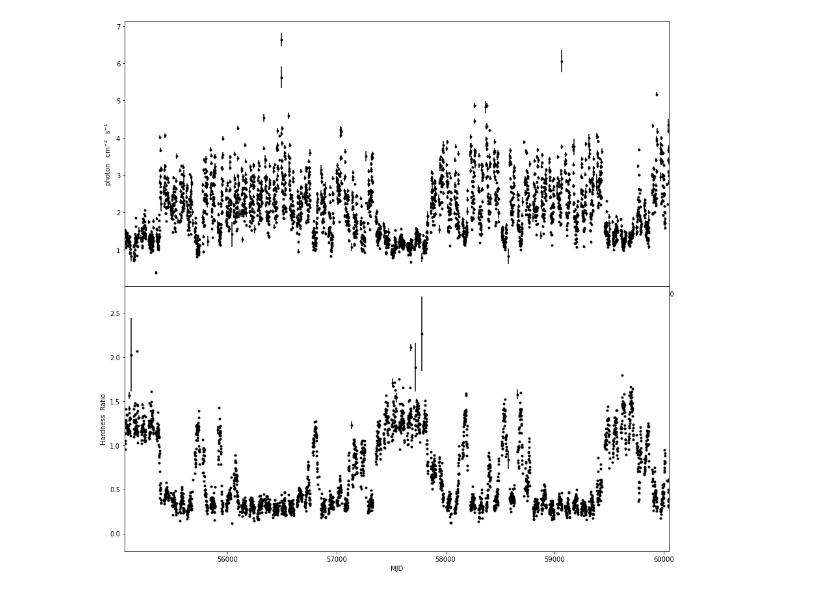
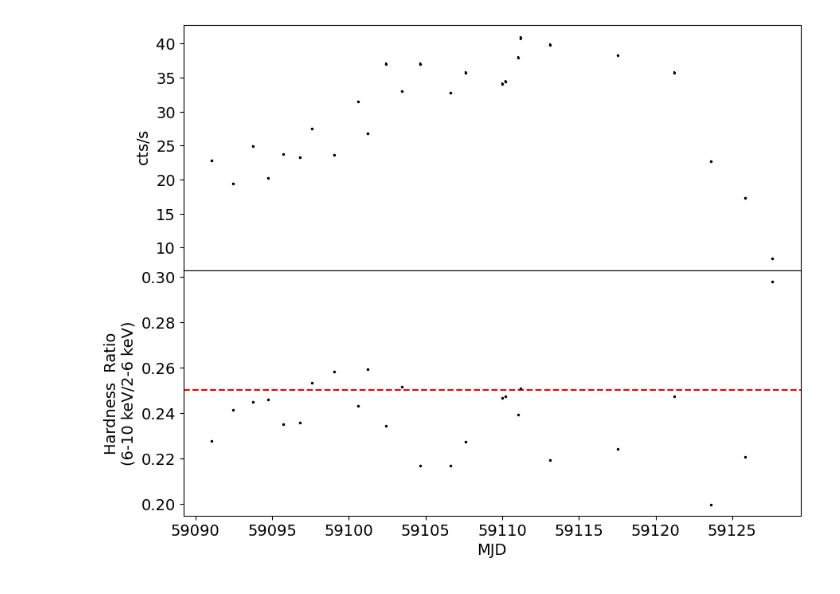
Before and after one commit to uu7uu/spin_study, a Jupyter notebook: HR.ipynb, the cells around one changed output. Cells and saved outputs as stored; diff of their text form; code cells hidden in the pictures.

```diff
--- a/HR.ipynb
+++ b/HR.ipynb
@@ -36,0 +121,16 @@ ehr = e4_20**2/c2_4**2 + e2_4**2*c4_20**2/c2_4**4
+# %%
+mjd = np.array([59091.04296296, 59092.43438657, 59093.75957176, 59094.75350694, 59095.74747685, 59096.80778935, 59097.60306713, \
+        59099.06119213, 59100.58584491, 59101.24880787,59102.44224537, 59103.43688657, \
+        59104.63054398, 59106.61993056, 59107.61452546, 59110.00105324, 59110.22834491, 59111.06148148, \
+        59111.21150463, 59113.11572917, 59117.5546875 , 59121.19841435, 59123.58354167, 59125.83648148, 59127.62585648])
+c2_10 = np.array([22.79, 19.43, 24.95, 20.2, 23.8, 23.25, 27.46, 23.59, 31.51, 26.77, 37.06, 32.98, 37.01, 32.76, 35.76, 34.13, 34.47, 37.96, 40.86, 39.83, 38.33, 35.77, 22.7, 17.34, 8.46])
+c2_6 = np.array([18.49, 15.66, 20, 16.19, 19.23, 18.76, 21.87, 18.71, 25.31, 21.21, 29.98, 26.33, 30.37, 26.88, 29.11, 27.33, 27.57, 30.57, 32.61, 32.59, 31.28, 28.63, 18.88, 14.18, 6.48])
+c6_10 = np.array([4.21, 3.78, 4.9, 3.98, 4.52, 4.42, 5.54, 4.83, 6.15, 5.5, 7.03, 6.62, 6.58, 5.83, 6.62, 6.74, 6.82, 7.31, 8.18, 7.15, 7.01, 7.08, 3.77, 3.13, 1.93])
+e2_10 = np.array([0.17, 0.17, 0.14, 0.12, 0.14, 0.16, 0.14, 0.15, 0.16, 0.17, 0.16, 0.13, 0.2, 0.15, 0.15, 0.2, 0.22, 0.18, 0.28, 0.19, 0.14, 0.16, 0.15, 0.12, 0.13])
+e2_6 = np.array([0.15, 0.14, 0.12, 0.10, 0.12, 0.14, 0.12, 0.13, 0.14, 0.14, 0.14, 0.12, 0.18, 0.13, 0.13, 0.17, 0.19, 0.16, 0.25, 0.17, 0.12, 0.14, 0.13, 0.11, 0.11])
+e6_10 = np.array([0.09, 0.09, 0.07, 0.06, 0.07, 0.08, 0.07, 0.08, 0.08, 0.09, 0.08, 0.07, 0.10, 0.08, 0.08, 0.1, 0.11, 0.09, 0.14, 0.09, 0.07, 0.08, 0.07, 0.07, 0.07])
+
+hr = c6_10/c2_6
+ehr = e6_10**2/c2_6**2 + e2_6**2*c6_10**2/c2_6**4
+print(hr)
+print(ehr)
@@ -37,35 +150,40 @@ ehr = e4_20**2/c2_4**2 + e2_4**2*c4_20**2/c2_4**4
 # %%
-plt.figure(figsize=(15,15))
+plt.figure(figsize=(10,8))
 ax = plt.subplot(211)
-ax.set_xlim(55057,60050)
-ax.set_ylabel("$\mathrm{photon \quad cm^{-2} \quad s^{-1}}$")
-plt.errorbar(mjd,c2_20,e2_20,linestyle="none",fmt="k",marker='o',markersize=3)
+# ax.set_xlim(55057,60050)
+ax.set_ylabel("$\mathrm{cts/s}$",fontsize=14)
+plt.xticks([])
+plt.errorbar(mjd,c2_10,e2_10,linestyle="none",fmt="k",marker='.',markersize=3)
+plt.yticks(fontsize=14)
 # ax.axvline(x=58519,color="red",linewidth=1)
 # ax.axvline(x=58529,color="red",linewidth=1)
 # ax.axvline(x=58520,color="red",linewidth=1)
 # ax.axvline(x=58522,color="red",linewidth=1)
 # ax.axvline(x=58527,color="red",linewidth=1)
 # ax.axvline(x=58528,color="red",linewidth=1)
 #ax.axvline(x=58533,color="red",linewidth=1)
 #ax.axvline(x=58534,color="red",linewidth=1)
 
 
 ax = plt.subplot(212)
-ax.set_xlim(55057,60050)
-ax.set_ylim(-0.2,2.8)
-ax.set_xlabel("MJD")
-ax.set_ylabel("Hardness  Ratio")
-plt.errorbar(mjd,hr,ehr,linestyle="none",fmt='k',marker='o',markersize=3)
+# ax.set_xlim(55057,60050)
+# ax.set_ylim(-0.2,2.8)
+ax.set_xlabel("MJD",fontsize=14)
+ax.set_ylabel("Hardness  Ratio\n(6-10 keV/2-6 keV)",fontsize=14)
+plt.errorbar(mjd,hr,ehr,linestyle="none",fmt='k',marker='.',markersize=3)
+plt.axhline(y=0.25, color='r', linestyle='--')
 # ax.axvline(x=58519,color="red",linewidth=1)
 # ax.axvline(x=58529,color="red",linewidth=1)
 # ax.axvline(x=58520,color="red",linewidth=1)
 # ax.axvline(x=58522,color="red",linewidth=1)
 # ax.axvline(x=58527,color="red",linewidth=1)
 # ax.axvline(x=58528,color="red",linewidth=1)
 #ax.axvline(x=58533,color="red",linewidth=1)
 #ax.axvline(x=58534,color="red",linewidth=1)
-
+plt.yticks(fontsize=14)
+plt.xticks(fontsize=14)
 plt.subplots_adjust(hspace=0)
 plt.savefig("HR.png")
+plt.savefig('HR.eps',dpi=600,format='eps')
 # %% [output]
-[figure, old version]
+[figure, new version]
```
Also changed, not shown: parts of 6 cells of this notebook, 23 other files.
